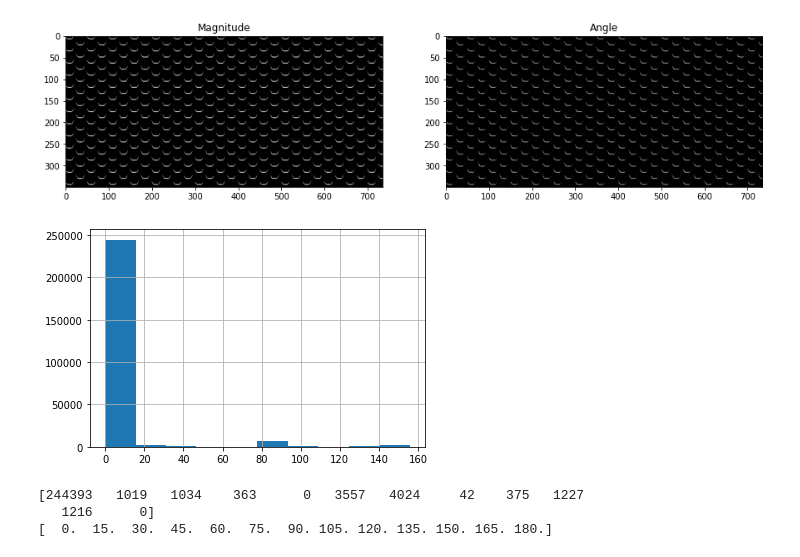
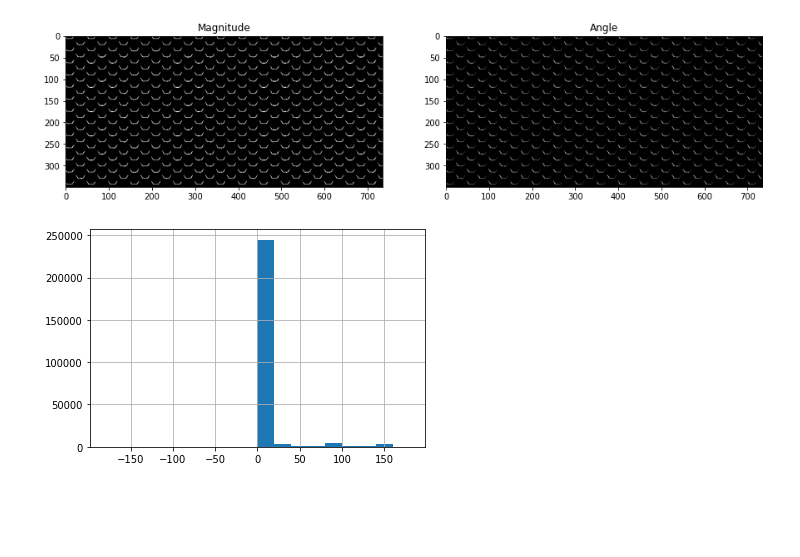
Before and after one commit to AriSalassa/vision-por-computadora, a Jupyter notebook: TP2/main.ipynb, the cells around one changed output. Cells and saved outputs as stored; diff of their text form; code cells hidden in the pictures; blank space fills up the shorter version.

```diff
--- a/TP2/main.ipynb
+++ b/TP2/main.ipynb
@@ -21,3 +21,6 @@ plt.imshow(img_gray, cmap ='gray')
 # %% [output]
 <matplotlib.image.AxesImage at 0x...>
 [figure]
+# %%
+img_blur = cv.GaussianBlur(img_gray, ksize=(5, 5), sigmaX=0)
+plt.imshow(img_blur, cmap ='gray')
@@ -48,5 +54,6 @@ def calculate_gradients(input_img: np.ndarray):
 
     return mag, angle
 # %%
-test_mag, test_angle = calculate_gradients(img_gray)
+test_mag, test_angle = calculate_gradients(img_blur)
+test_mag_no_filter, test_angle_no_filter = calculate_gradients(img_gray)
 # %%
@@ -96,15 +109,7 @@ axs[1].set_title('Angle')
 Text(0.5, 1.0, 'Angle')
 [figure]
 # %%
-hist_mask = plt.hist(test_ang_mask.ravel(), density=False, label="Data")
+hist_mask = plt.hist(test_ang_mask.ravel(), density=False, bins=18, range=(-180, 180.0))
 plt.grid()
 # %% [output]
-[figure, old version]
+[figure, new version]
-# %%
-hist, bins = np.histogram(test_ang_mask.ravel(), bins=12, range=(0.0, 180.0))
-print(hist)
-print(bins)
-# %% [output]
-[244393   1019   1034    363      0   3557   4024     42    375   1227
-   1216      0]
-[  0.  15.  30.  45.  60.  75.  90. 105. 120. 135. 150. 165. 180.]
```
Also changed, not shown: parts of 15 cells of this notebook.
